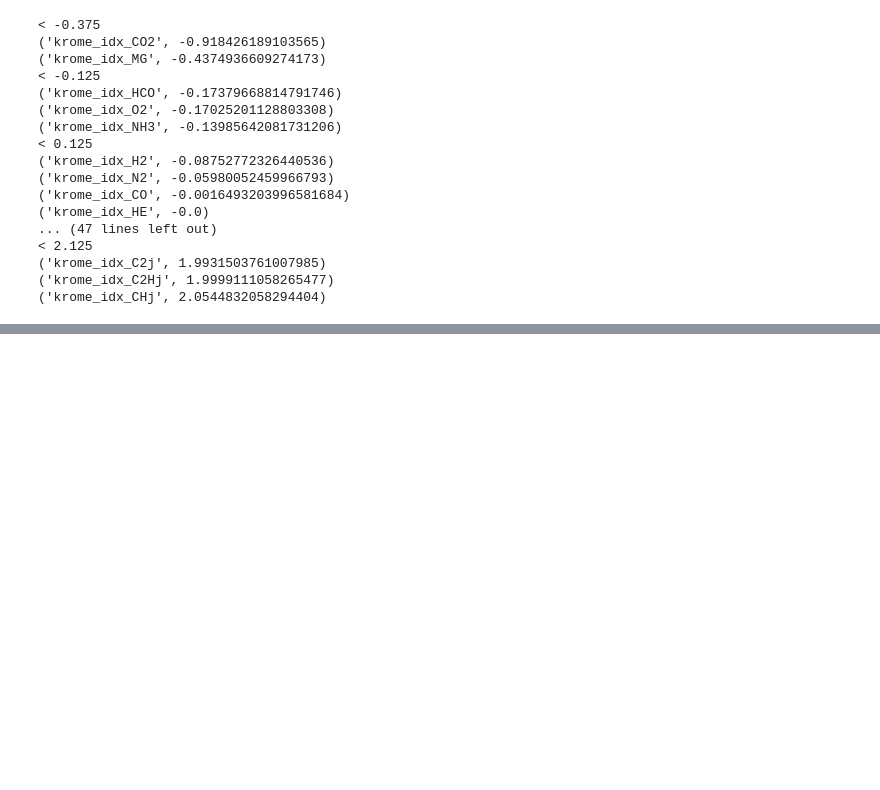
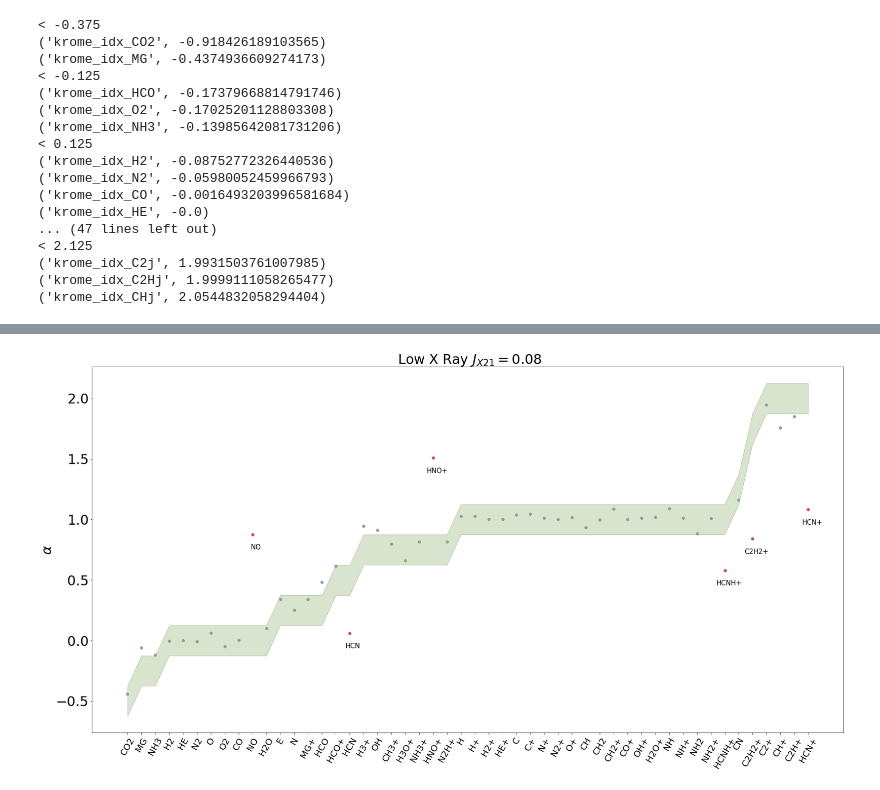
Before and after one commit to slowdivePTG/X-ray-chemistry, a Jupyter notebook: KROME/build_dustH2/data/alpha.ipynb, the cells around one changed output, grey strips where cells are left out. Cells and saved outputs as stored; diff of their text form; code cells hidden in the pictures; blank space fills up the shorter version.

```diff
--- a/KROME/build_dustH2/data/alpha.ipynb
+++ b/KROME/build_dustH2/data/alpha.ipynb
@@ -157,0 +217,5 @@ test1[krome_idx_N]-test2[krome_idx_N]
+# %%
+# X-ray Jx21=0.08
+alpha_range('Table3','case3','case3_1',1,1.2)
+# %% [output]
+[figure, added]
```
Also changed, not shown: parts of 6 cells of this notebook, 13 other files.
